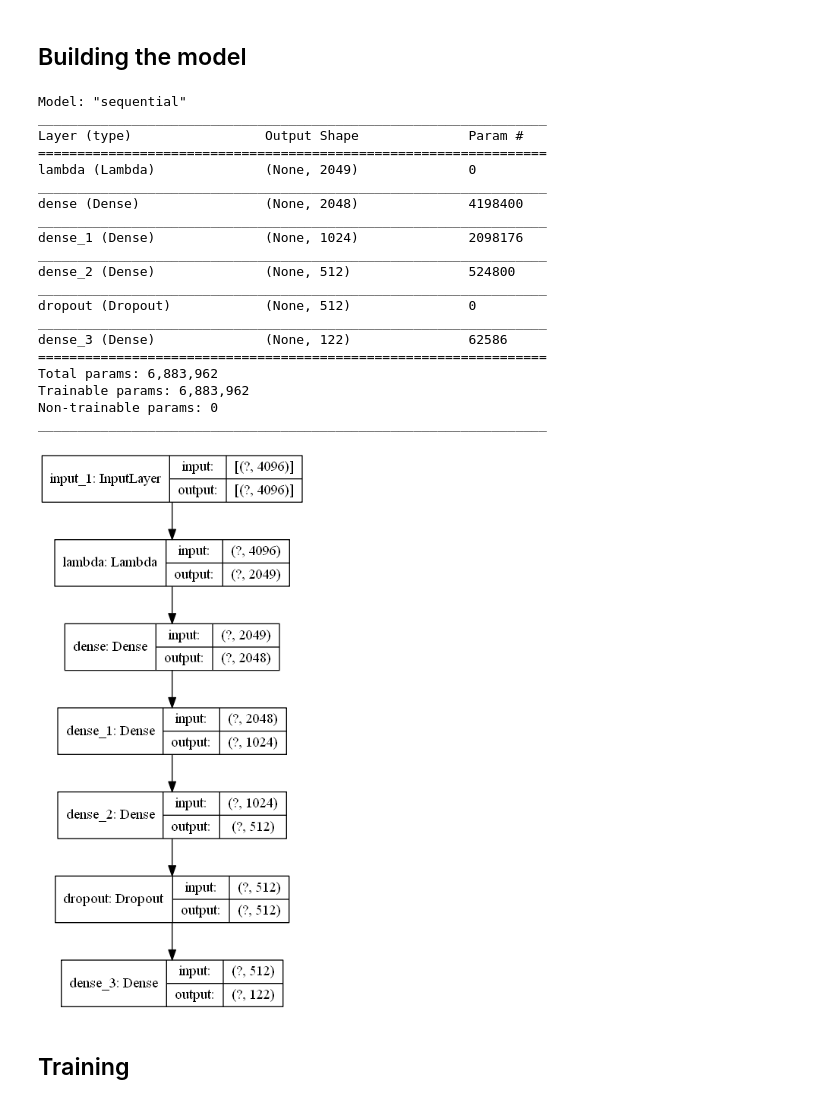
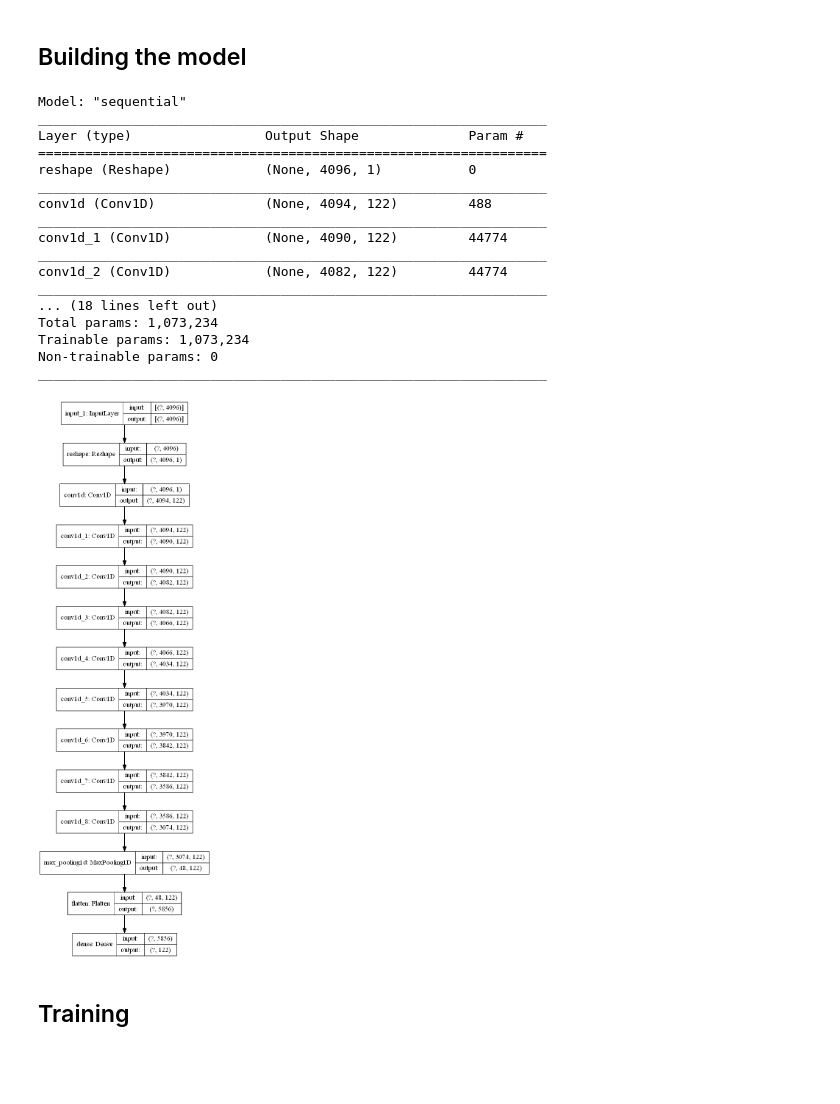
Before and after one commit to gavlock/100-days-of-code, a Jupyter notebook: machine-learning/piano/Model design.ipynb, the cells around one changed output. Cells and saved outputs as stored; diff of their text form; code cells hidden in the pictures; blank space fills up the shorter version.

Commit message:
Explore deeper convolution networks and convolution dilation rates

```diff
--- a/machine-learning/piano/Model design.ipynb
+++ b/machine-learning/piano/Model design.ipynb
@@ -61,54 +68,67 @@ model = keras.Sequential()
 
 model.add(keras.layers.Input(shape=([window_size])))
 
-model.add(keras.layers.Lambda(tf.signal.rfft))
+model.add(keras.layers.Reshape([window_size, 1]))
+
+#model.add(keras.layers.Lambda(tf.signal.rfft))
 
 #model.add(keras.layers.Dense(Dataset.MAX_NOTE_INDEX * 100))
-model.add(keras.layers.Dense(window_size/2, activation="relu"))
-model.add(keras.layers.Dense(window_size/4, activation="relu"))
-model.add(keras.layers.Dense(window_size/8, activation="relu"))
+#model.add(keras.layers.Dense(window_size/2, activation="relu"))
+#model.add(keras.layers.Dense(window_size/4, activation="relu"))
+#model.add(keras.layers.Dense(window_size/8, activation="relu"))
 #model.add(keras.layers.LeakyReLU(alpha=1e-5))
 
+#model.add(keras.layers.Conv1D(filters=Dataset.MAX_NOTE_INDEX + 1, kernel_size=1605, activation='relu'))
 #model.add(keras.layers.Conv1D(filters=64, kernel_size=3, activation='relu'))
 #model.add(keras.layers.Conv1D(filters=64, kernel_size=3, activation='relu'))
 
+convolution_layer_activation = 'linear'
+
+model.add(keras.layers.Conv1D(filters=Dataset.MAX_NOTE_INDEX + 1, kernel_size=3, activation=convolution_layer_activation))
+model.add(keras.layers.Conv1D(filters=Dataset.MAX_NOTE_INDEX + 1, kernel_size=3, dilation_rate=2, activation=convolution_layer_activation))
+model.add(keras.layers.Conv1D(filters=Dataset.MAX_NOTE_INDEX + 1, kernel_size=3, dilation_rate=4, activation=convolution_layer_activation))
+model.add(keras.layers.Conv1D(filters=Dataset.MAX_NOTE_INDEX + 1, kernel_size=3, dilation_rate=8, activation=convolution_layer_activation))
+model.add(keras.layers.Conv1D(filters=Dataset.MAX_NOTE_INDEX + 1, kernel_size=3, dilation_rate=16, activation=convolution_layer_activation))
+model.add(keras.layers.Conv1D(filters=Dataset.MAX_NOTE_INDEX + 1, kernel_size=3, dilation_rate=32, activation=convolution_layer_activation))
+model.add(keras.layers.Conv1D(filters=Dataset.MAX_NOTE_INDEX + 1, kernel_size=3, dilation_rate=64, activation=convolution_layer_activation))
+model.add(keras.layers.Conv1D(filters=Dataset.MAX_NOTE_INDEX + 1, kernel_size=3, dilation_rate=128, activation=convolution_layer_activation))
+model.add(keras.layers.Conv1D(filters=Dataset.MAX_NOTE_INDEX + 1, kernel_size=3, dilation_rate=256, activation=convolution_layer_activation))
+
 #model.add(keras.layers.Dropout(0.2))
 
-#model.add(keras.layers.MaxPooling1D(pool_size=2))
-#model.add(keras.layers.Flatten())
+model.add(keras.layers.MaxPooling1D(pool_size=64))
+#model.add(keras.layers.MaxPooling1D(pool_size=1605))
+model.add(keras.layers.Flatten())
 
-model.add(keras.layers.Dropout(0.2))
+# model.add(keras.layers.Dropout(0.2))
 
 model.add(keras.layers.Dense(Dataset.MAX_NOTE_INDEX + 1, activation='softmax'))
 
 model.compile(optimizer=keras.optimizers.Adam(clipnorm=1),
               loss='categorical_crossentropy',
               metrics=['accuracy'])
 
 model.summary()
 keras.utils.plot_model(model, show_shapes=True)
 # %% [output]
 Model: "sequential"
 _________________________________________________________________
 Layer (type)                 Output Shape              Param #
 =================================================================
-lambda (Lambda)              (None, 2049)              0
+reshape (Reshape)            (None, 4096, 1)           0
 _________________________________________________________________
-dense (Dense)                (None, 2048)              4198400
+conv1d (Conv1D)              (None, 4094, 122)         488
 _________________________________________________________________
-dense_1 (Dense)              (None, 1024)              2098176
+conv1d_1 (Conv1D)            (None, 4090, 122)         44774
 _________________________________________________________________
-dense_2 (Dense)              (None, 512)               524800
+conv1d_2 (Conv1D)            (None, 4082, 122)         44774
 _________________________________________________________________
-dropout (Dropout)            (None, 512)               0
-_________________________________________________________________
-dense_3 (Dense)              (None, 122)               62586
-=================================================================
-Total params: 6,883,962
-Trainable params: 6,883,962
+... (18 lines left out)
+Total params: 1,073,234
+Trainable params: 1,073,234
 Non-trainable params: 0
 _________________________________________________________________
-[figure, old version]
+[figure, new version]
 # %% [markdown]
 ## Training
 # %%
```
Also changed, not shown: parts of 8 cells of this notebook.
